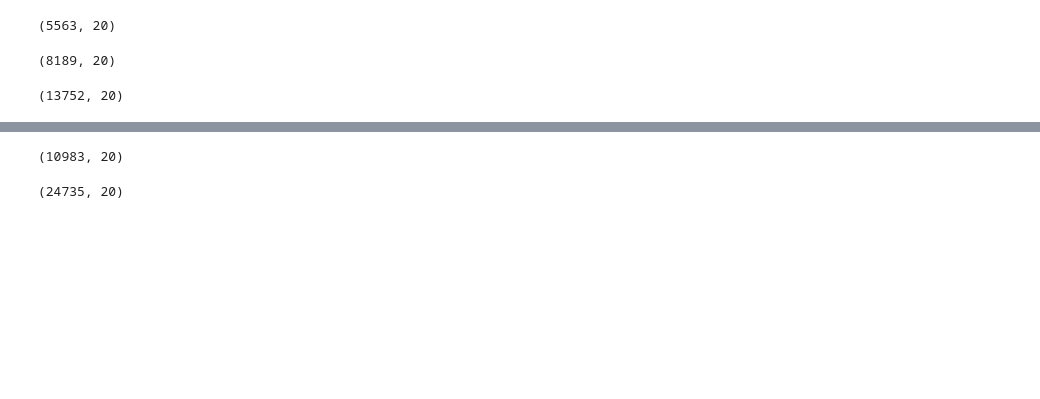
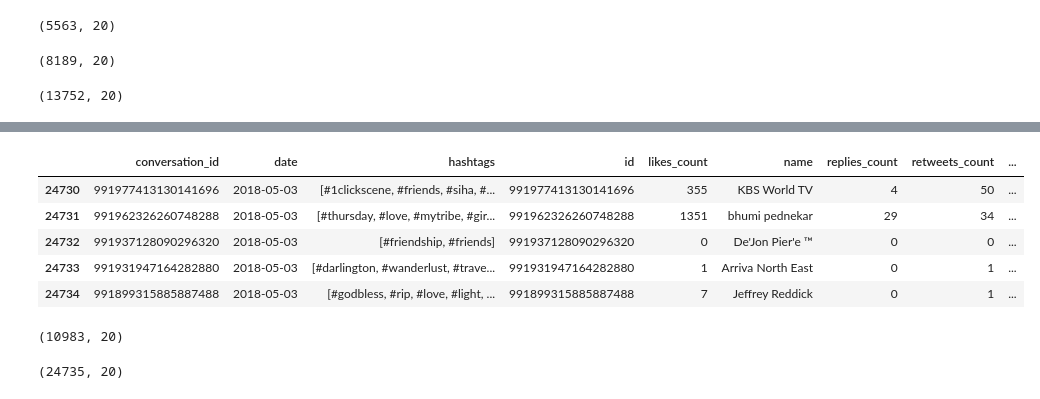
Before and after one commit to lasoya/Social_Media_Analysis, a Jupyter notebook: Data_Cleaning.ipynb, the cells around one changed output, grey strips where cells are left out. Drawn from its saved outputs; the diff is of its cells as text; code cells hidden in the pictures; blank space fills up the shorter version.

```diff
--- a/Data_Cleaning.ipynb
+++ b/Data_Cleaning.ipynb
@@ -3636,3 +3726,3 @@ anxiety_depression.shape
 # %%
 # concat the first combined dataframe with next subset dataframe
-ad_friends = pd.concat([anxiety_depression, friends], axis=0, sort=False)
+ad_friends = pd.concat([anxiety_depression, friends], axis=0, sort=False, ignore_index=True).reset_index(drop=True)
@@ -3639,3 +3738,12 @@ ad_friends = pd.concat([anxiety_depression, friends], axis=0, sort=False)
+# %%
+ad_friends.tail()
+# %% [output]
+|  | conversation_id | date | hashtags | id | likes_count | name | replies_count | retweets_count | ... |
+| 24730 | 991977413130141696 | 2018-05-03 | [#1clickscene, #friends, #siha, #... | 991977413130141696 | 355 | KBS World TV | 4 | 50 | ... |
+| 24731 | 991962326260748288 | 2018-05-03 | [#thursday, #love, #mytribe, #gir... | 991962326260748288 | 1351 | bhumi pednekar | 29 | 34 | ... |
+| 24732 | 991937128090296320 | 2018-05-03 | [#friendship, #friends] | 991937128090296320 | 0 | De'Jon Pier'e ™ | 0 | 0 | ... |
+| 24733 | 991931947164282880 | 2018-05-03 | [#darlington, #wanderlust, #trave... | 991931947164282880 | 1 | Arriva North East | 0 | 1 | ... |
+| 24734 | 991899315885887488 | 2018-05-03 | [#godbless, #rip, #love, #light, ... | 991899315885887488 | 7 | Jeffrey Reddick | 0 | 1 | ... |
 # %%
 friends.shape
 # %% [output]
```
Also changed, not shown: parts of 39 cells of this notebook, 1 other file.
